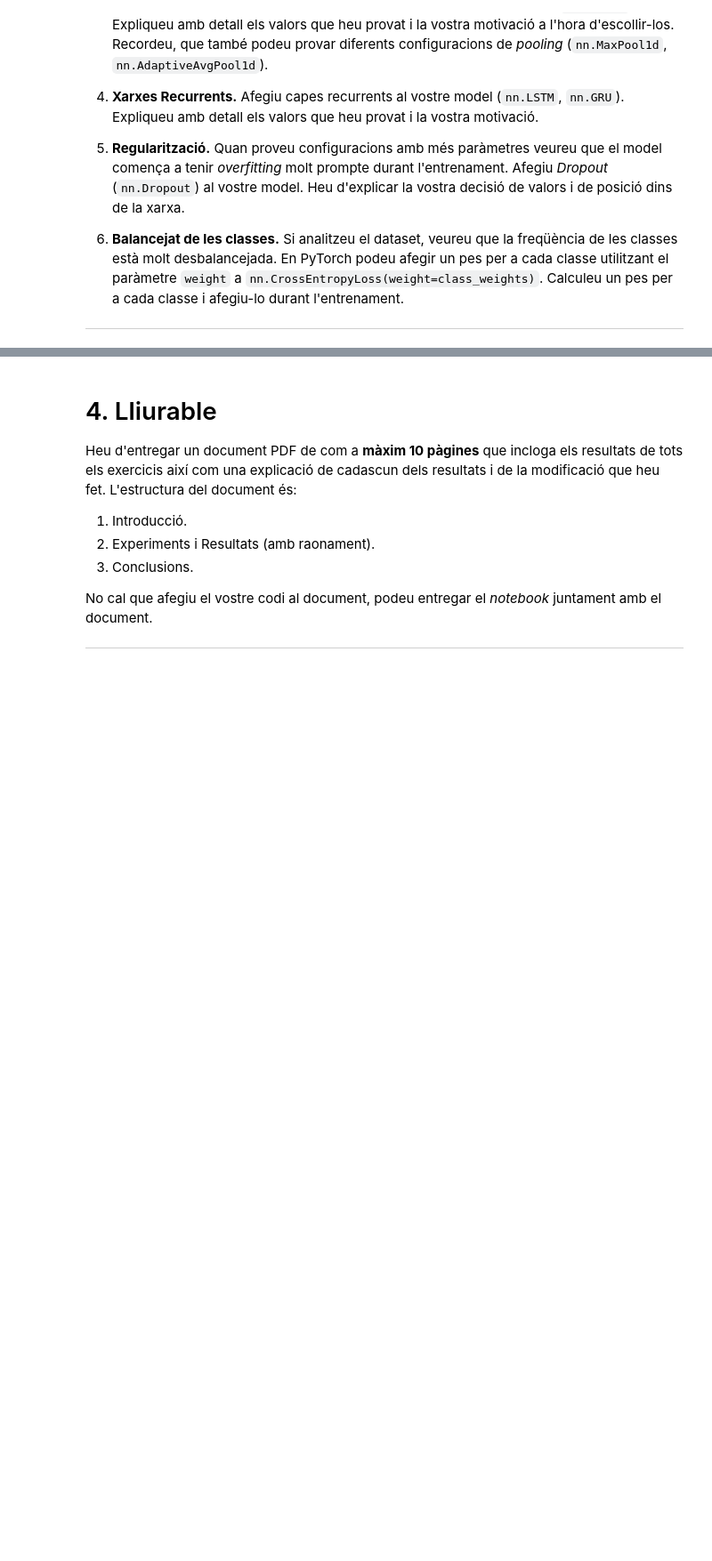
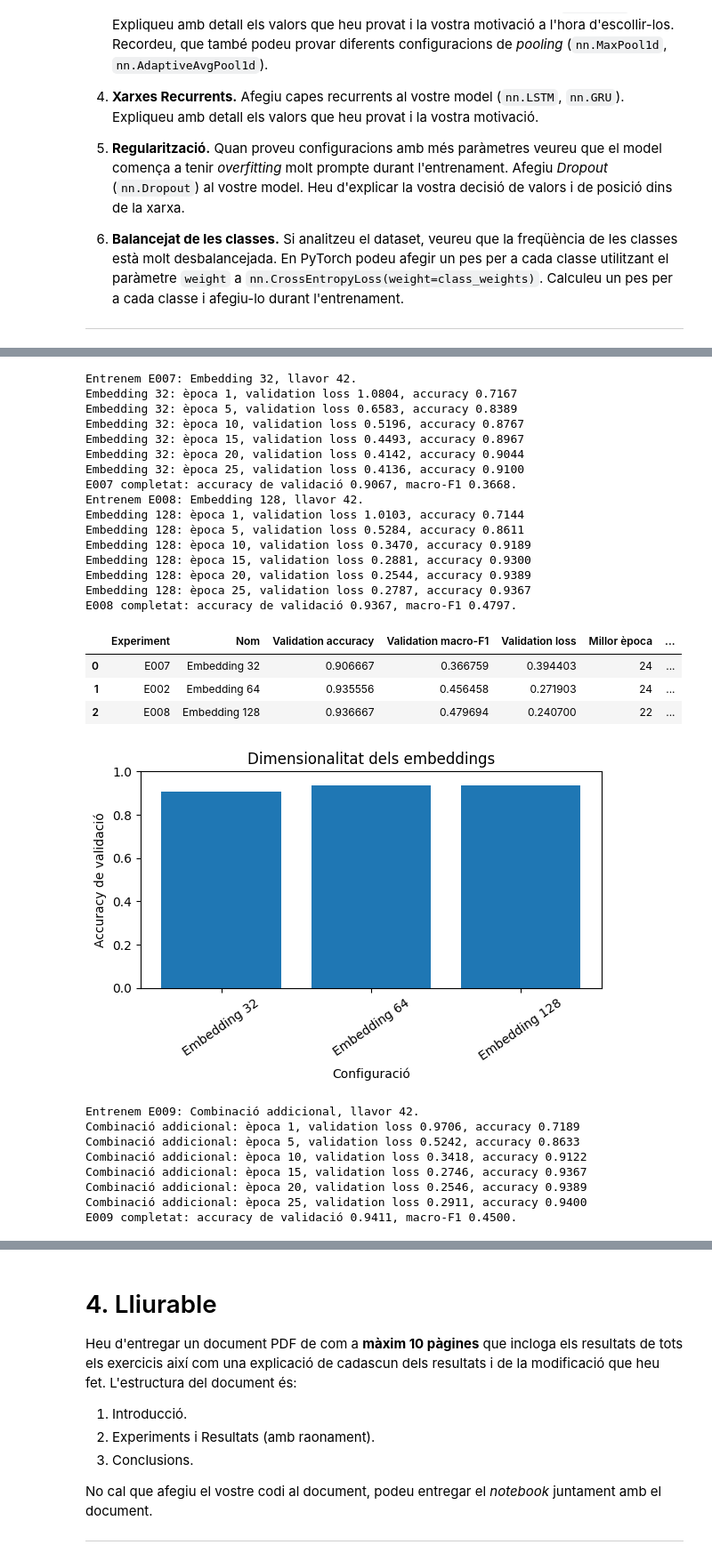
Before and after one commit to IlyasO6/TVD, a Jupyter notebook: p2/Intent_recognition/P2_1_alumnes.ipynb, the cells around one changed output, grey strips where cells are left out. Shown at 89% size. Drawn from its saved outputs; the diff is of its cells as text; code cells hidden in the pictures; blank space fills up the shorter version.

```diff
--- a/p2/Intent_recognition/P2_1_alumnes.ipynb
+++ b/p2/Intent_recognition/P2_1_alumnes.ipynb
@@ -1729,0 +1215,72 @@ Final test reserved. No test accuracy has been calculated for exercise 5.
+# %%
+configuracions_embeddings = [
+    replace(configuracio_referencia, name=f'Embedding {n}', phase='embedding',
+            model=replace(configuracio_referencia.model, embedding_dim=n)) for n in [32, 64, 128]
+]
+plans_apartats.setdefault('embeddings', [asdict(config) for config in configuracions_embeddings])
+
+
+def executa_embeddings():
+    executa_pla('embeddings', configuracions_embeddings)
+    return mostra_apartat('embeddings')
+
+
+def configuracio_comuna():
+    previs = models_dun_pla('preprocessament') + models_dun_pla('embeddings')
+    if not models_dun_pla('preprocessament') or not models_dun_pla('embeddings'):
+        raise ValueError('Primer executarem 5.2 i 5.3, o recuperarem els seus resultats, per fixar el preprocessing comú.')
+    previs += models_dun_pla('combinacio')
+    return config_experiment(millor_identificador(previs))
+
+
+def executa_combinacio():
+    taula = taula_apartat('preprocessament')
+    if not models_dun_pla('preprocessament') or not models_dun_pla('embeddings'):
+        raise ValueError('Primer completarem els contrastos individuals de 5.2 i 5.3.')
+    guanyadors = {}
+    for contrast in ['vocabulary', 'lowercase', 'stemming']:
+        ids = taula.loc[taula.Contrast == contrast, 'Experiment'].tolist()
+        guanyadors[contrast] = config_experiment(millor_identificador(ids))
+    embedding = config_experiment(millor_identificador(models_dun_pla('embeddings')))
+    config = replace(configuracio_referencia, name='Combinació addicional', phase='combined',
+                     preprocessing=Ex5Preprocessing(vocab_size=guanyadors['vocabulary'].preprocessing.vocab_size,
+                                                     lowercase=guanyadors['lowercase'].preprocessing.lowercase,
+                                                     stemming=guanyadors['stemming'].preprocessing.stemming),
+                     model=replace(configuracio_referencia.model, embedding_dim=embedding.model.embedding_dim))
+    individual = config_experiment(millor_identificador(models_dun_pla('preprocessament') + models_dun_pla('embeddings')))
+    referencia = replace(individual, name='Refer\u00e8ncia individual', phase='combined')
+    executa_pla('combinacio', [referencia, config])
+    return mostra_apartat('combinacio')
+# %%
+taula_embeddings = executa_embeddings()
+taula_combinacio = executa_combinacio()
+# %% [output]
+Entrenem E007: Embedding 32, llavor 42.
+Embedding 32: època 1, validation loss 1.0804, accuracy 0.7167
+Embedding 32: època 5, validation loss 0.6583, accuracy 0.8389
+Embedding 32: època 10, validation loss 0.5196, accuracy 0.8767
+Embedding 32: època 15, validation loss 0.4493, accuracy 0.8967
+Embedding 32: època 20, validation loss 0.4142, accuracy 0.9044
+Embedding 32: època 25, validation loss 0.4136, accuracy 0.9100
+E007 completat: accuracy de validació 0.9067, macro-F1 0.3668.
+Entrenem E008: Embedding 128, llavor 42.
+Embedding 128: època 1, validation loss 1.0103, accuracy 0.7144
+Embedding 128: època 5, validation loss 0.5284, accuracy 0.8611
+Embedding 128: època 10, validation loss 0.3470, accuracy 0.9189
+Embedding 128: època 15, validation loss 0.2881, accuracy 0.9300
+Embedding 128: època 20, validation loss 0.2544, accuracy 0.9389
+Embedding 128: època 25, validation loss 0.2787, accuracy 0.9367
+E008 completat: accuracy de validació 0.9367, macro-F1 0.4797.
+|  | Experiment | Nom | Validation accuracy | Validation macro-F1 | Validation loss | Millor època | ... |
+| 0 | E007 | Embedding 32 | 0.906667 | 0.366759 | 0.394403 | 24 | ... |
+| 1 | E002 | Embedding 64 | 0.935556 | 0.456458 | 0.271903 | 24 | ... |
+| 2 | E008 | Embedding 128 | 0.936667 | 0.479694 | 0.240700 | 22 | ... |
+[figure, added]
+Entrenem E009: Combinació addicional, llavor 42.
+Combinació addicional: època 1, validation loss 0.9706, accuracy 0.7189
+Combinació addicional: època 5, validation loss 0.5242, accuracy 0.8633
+Combinació addicional: època 10, validation loss 0.3418, accuracy 0.9122
+Combinació addicional: època 15, validation loss 0.2746, accuracy 0.9367
+Combinació addicional: època 20, validation loss 0.2546, accuracy 0.9389
+Combinació addicional: època 25, validation loss 0.2911, accuracy 0.9400
+E009 completat: accuracy de validació 0.9411, macro-F1 0.4500.
```
Also changed, not shown: parts of 72 cells of this notebook, 1 other file.
